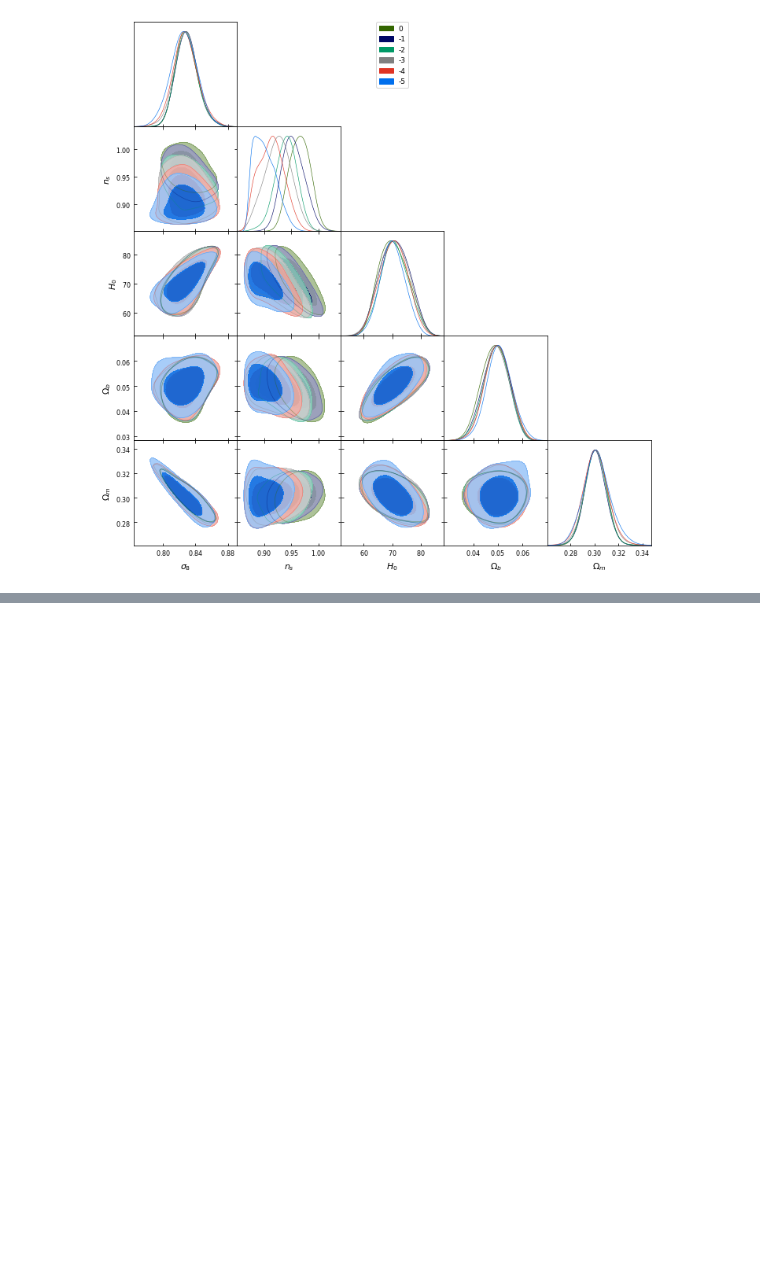
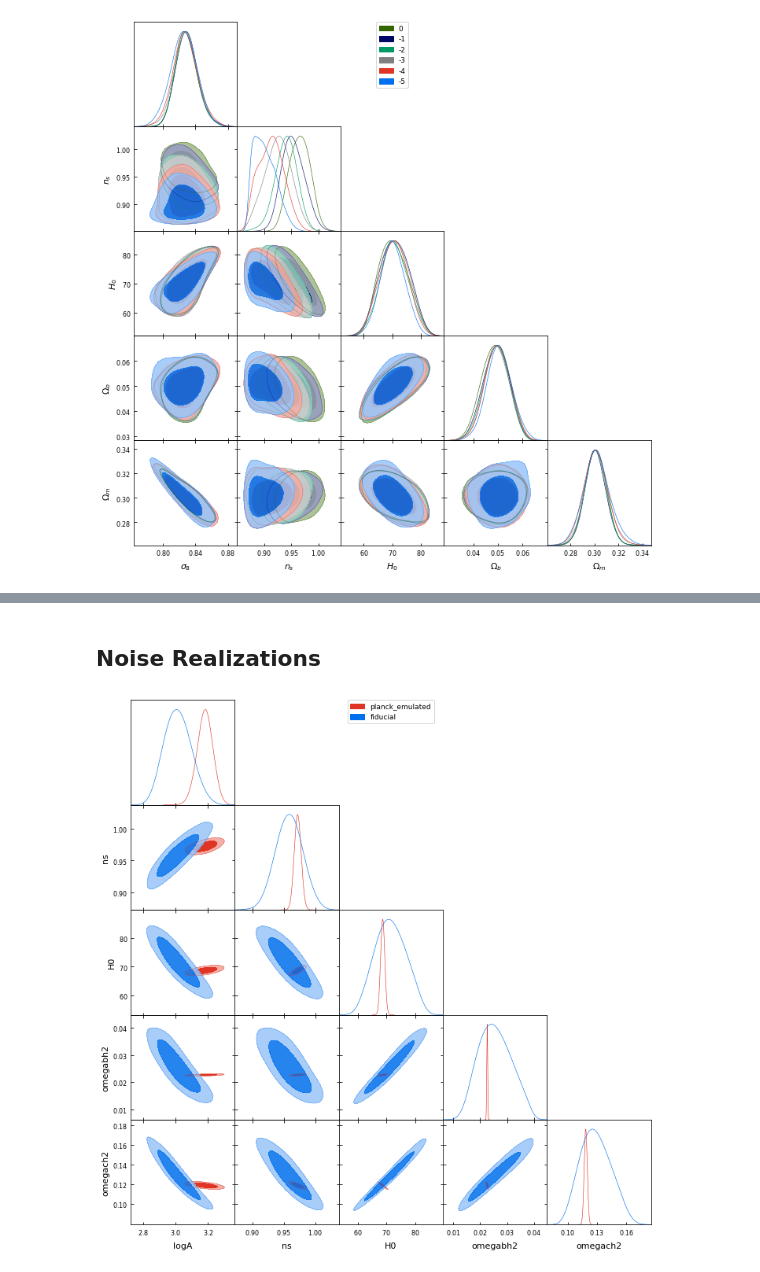
Before and after one commit to SBU-EVAN/jupyter-notebooks, a Jupyter notebook: shifts.ipynb, the cells around one changed output, grey strips where cells are left out. Saved outputs shown, nothing was run; the diff lists cells and outputs as text; code cells hidden in the pictures; blank space fills up the shorter version.

```diff
--- a/shifts.ipynb
+++ b/shifts.ipynb
@@ -682,0 +883,32 @@ Removed no burn in
+# %% [markdown]
+## Noise Realizations
+# %%
+#open fiducial
+lsst_path    = '/home/grads/data/evan/mc_data/fiducial'
+planck_path  = '/home/grads/data/evan/cosmopower_emcee/notebooks/planck_emulated'
+
+chain1 = getdist.mcsamples.loadMCSamples(planck_path)
+chain2 = getdist.mcsamples.loadMCSamples(lsst_path)
+
+#chain1.removeBurnFraction(0.5) # forgot :(
+#chain1.weighted_thin(10)       #forgot
+
+names = chain1.getParamNames().getRunningNames()
+names[0]='omegabh2'
+names[1]='omegach2'
+names[2]='H0'
+
+names2 = chain2.getParamNames().getRunningNames()
+names2[3] = 'omegabh2'
+names2[4] = 'omegach2'
+chain2.setParamNames(names2)
+
+s = chain1.samples
+s[...,2] = 100*s[...,2] #h->H0
+chain1.setSamples(s)
+chain1.setParamNames(names)
+
+g = plots.get_subplot_plotter()
+g.triangle_plot([chain1,chain2], params=['logA','ns','H0','omegabh2','omegach2'], filled=True)
+# %% [output]
+[figure, added]
```
Also changed, not shown: parts of 27 cells of this notebook.
